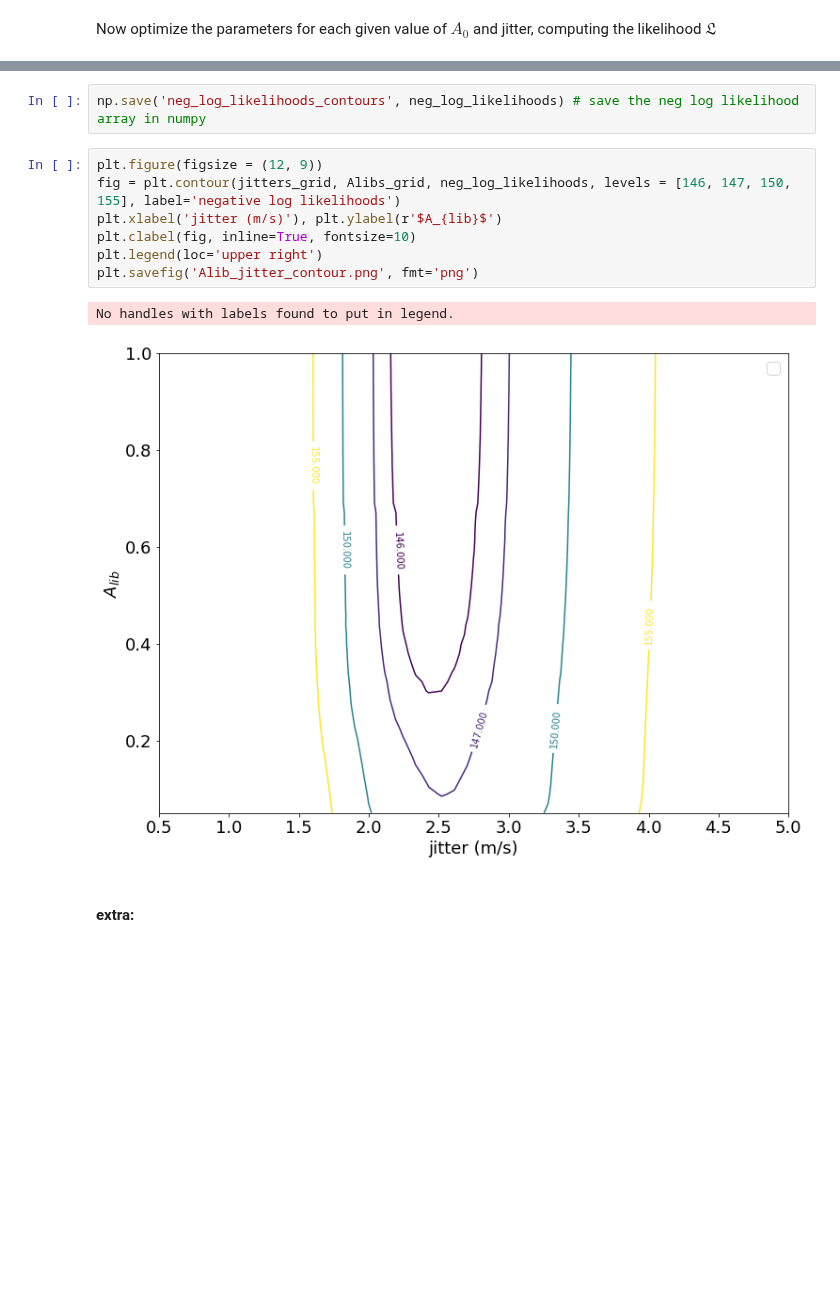
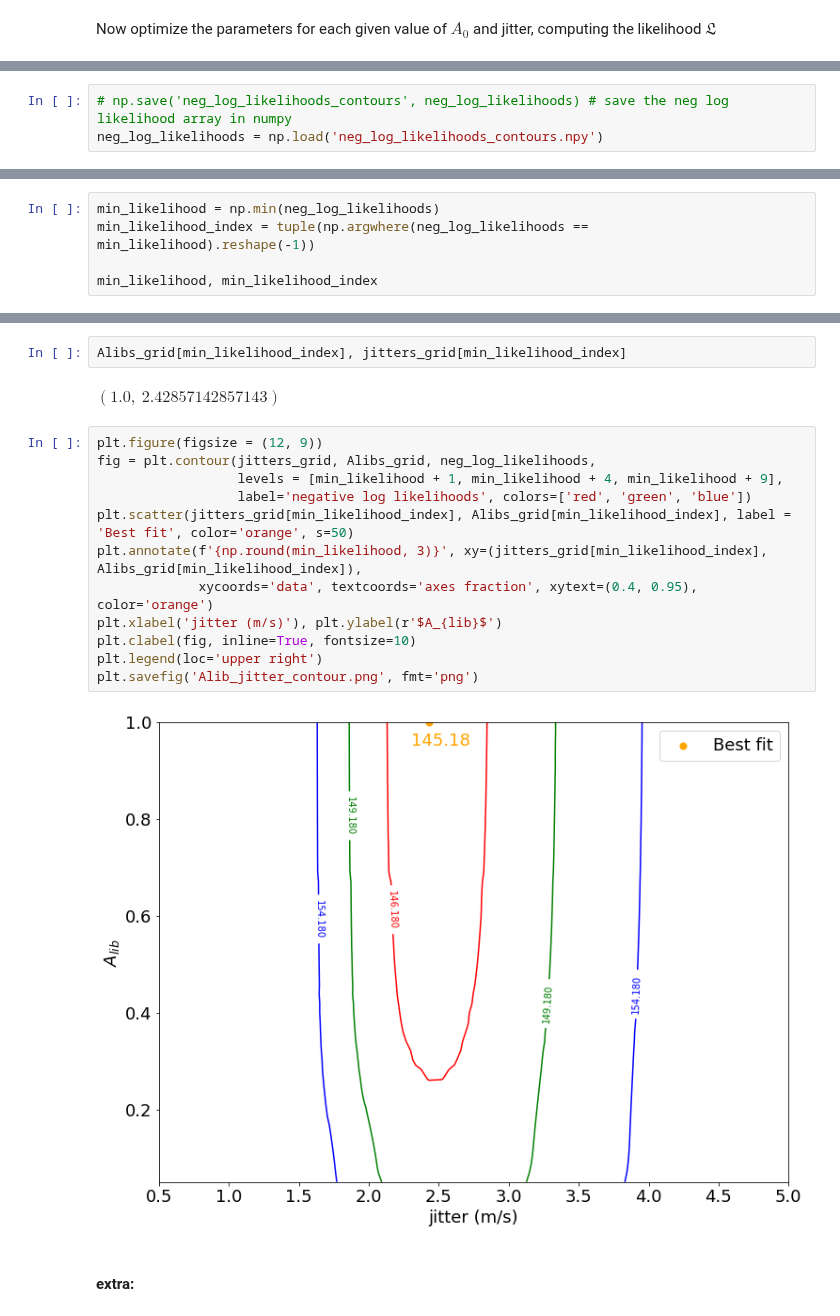
Before and after one commit to ia-chow/SURF2022, a Jupyter notebook: SURF/hd45364_jitter.ipynb, the cells around one changed output, grey strips where cells are left out. Cells and saved outputs as stored; diff of their text form; blank space fills up the shorter version.

Commit message:
updated the Alib jitter contour plot with slightly adjusted contours and labelled minimum

```diff
--- a/SURF/hd45364_jitter.ipynb
+++ b/SURF/hd45364_jitter.ipynb
@@ -516,0 +521,3 @@ for i in tqdm(range(njitter)):
+# %%
+# np.save('neg_log_likelihoods_contours', neg_log_likelihoods) # save the neg log likelihood array in numpy
+neg_log_likelihoods = np.load('neg_log_likelihoods_contours.npy')
@@ -516,0 +541,5 @@ for i in tqdm(range(njitter)):
+# %%
+min_likelihood = np.min(neg_log_likelihoods)
+min_likelihood_index = tuple(np.argwhere(neg_log_likelihoods == min_likelihood).reshape(-1))
+
+min_likelihood, min_likelihood_index
@@ -519,17 +550,23 @@ min(neg_log_likelihoods.reshape(-1))  # slice of likelihoods depending on jitter
 # %% [output]
 $\displaystyle 145.179715822017$
-# %%
-np.save('neg_log_likelihoods_contours', neg_log_likelihoods) # save the neg log likelihood array in numpy
+# %%
+Alibs_grid[min_likelihood_index], jitters_grid[min_likelihood_index]
+# %% [output]
+$\displaystyle \left( 1.0, \  2.42857142857143\right)$
 # %%
 plt.figure(figsize = (12, 9))
-fig = plt.contour(jitters_grid, Alibs_grid, neg_log_likelihoods, levels = [146, 147, 150, 155], label='negative log likelihoods')
+fig = plt.contour(jitters_grid, Alibs_grid, neg_log_likelihoods,
+                  levels = [min_likelihood + 1, min_likelihood + 4, min_likelihood + 9],
+                  label='negative log likelihoods', colors=['red', 'green', 'blue'])
+plt.scatter(jitters_grid[min_likelihood_index], Alibs_grid[min_likelihood_index], label = 'Best fit', color='orange', s=50)
+plt.annotate(f'{np.round(min_likelihood, 3)}', xy=(jitters_grid[min_likelihood_index], Alibs_grid[min_likelihood_index]),
+             xycoords='data', textcoords='axes fraction', xytext=(0.4, 0.95), color='orange')
 plt.xlabel('jitter (m/s)'), plt.ylabel(r'$A_{lib}$')
 plt.clabel(fig, inline=True, fontsize=10)
 plt.legend(loc='upper right')
 plt.savefig('Alib_jitter_contour.png', fmt='png')
 # %% [output]
-No handles with labels found to put in legend.
-[figure, old version]
+[figure, new version]
 # %% [markdown]
 #### extra:
 # %%
```
Also changed, not shown: parts of 5 cells of this notebook, 1 other file.
